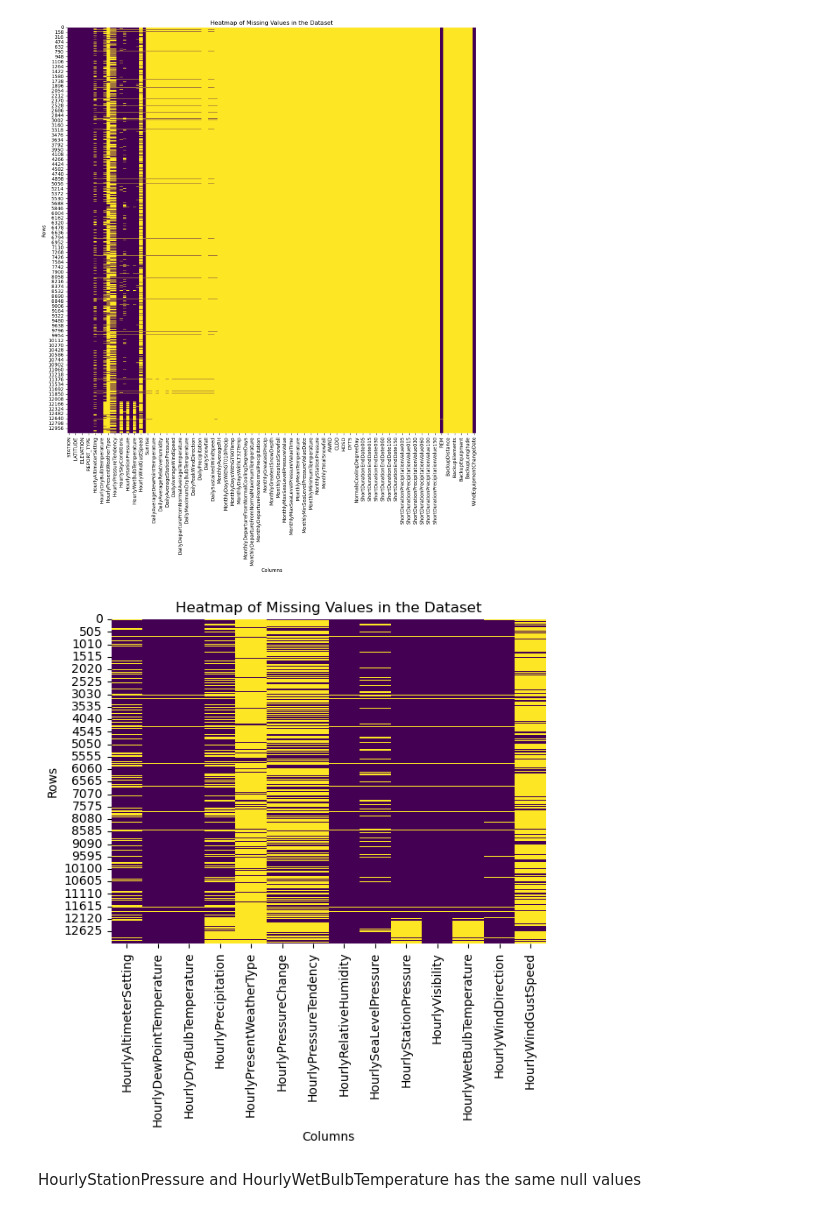
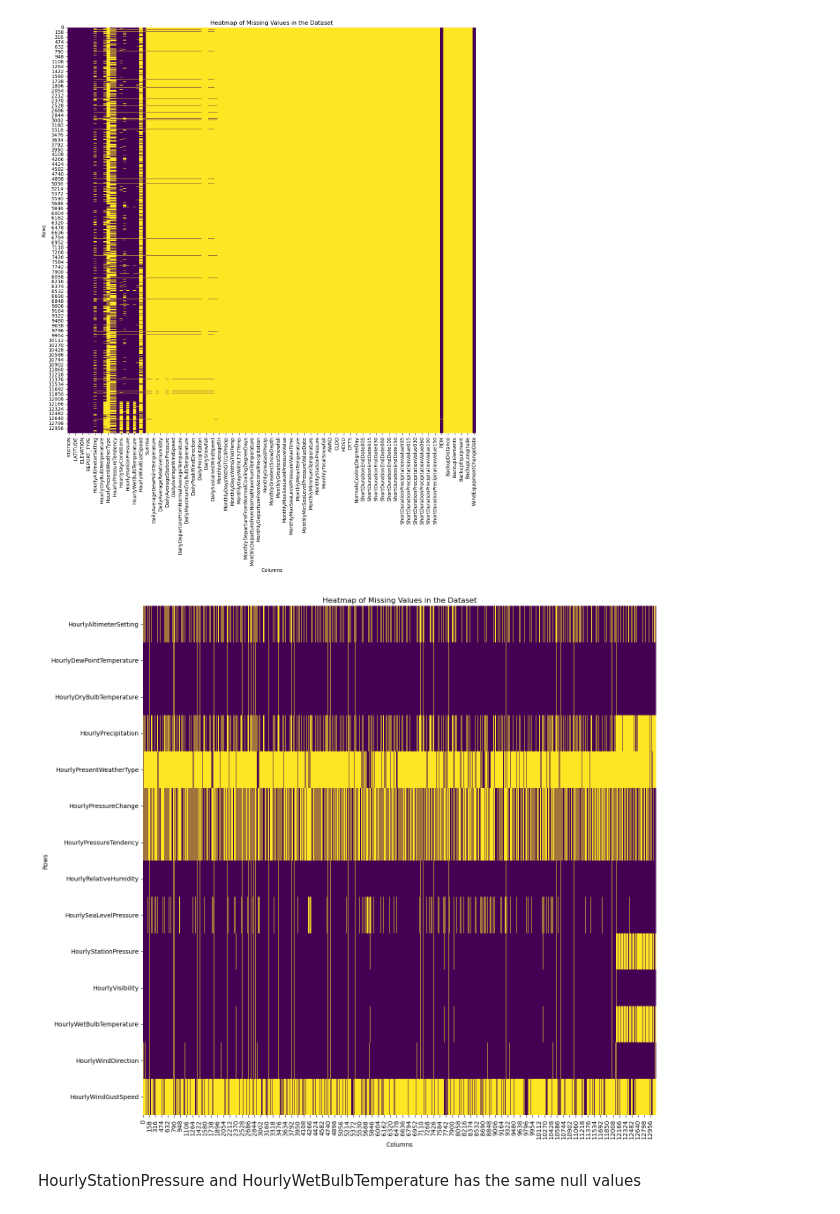
Before and after one commit to EdwardChanCH/Electricity-Demand-Forecaster, a Jupyter notebook: Columns Null Values Check.ipynb, the cells around one changed output. Saved outputs shown, nothing was run; the diff lists cells and outputs as text; code cells hidden in the pictures.

```diff
--- a/Columns Null Values Check.ipynb
+++ b/Columns Null Values Check.ipynb
@@ -63,13 +83,13 @@ plt.show()
 # %%
 cols = ['HourlyAltimeterSetting', 'HourlyDewPointTemperature', 'HourlyDryBulbTemperature', 'HourlyPrecipitation', 'HourlyPresentWeatherType', 'HourlyPressureChange', 'HourlyPressureTendency', 'HourlyRelativeHumidity', 'HourlySeaLevelPressure', 'HourlyStationPressure', 'HourlyVisibility', 'HourlyWetBulbTemperature', 'HourlyWindDirection', 'HourlyWindGustSpeed']
 
-sns.heatmap(df_weather[cols].isnull(), cbar=False, cmap='viridis')
+sns.heatmap(df_weather[cols].isnull().T, cbar=False, cmap='viridis')
 plt.title('Heatmap of Missing Values in the Dataset')
 plt.xlabel('Columns')
 plt.ylabel('Rows')
 
 plt.show()
 # %% [output]
-[figure, old version]
+[figure, new version]
 # %% [markdown]
 HourlyStationPressure and HourlyWetBulbTemperature has the same null values
```
Also changed, not shown: parts of 2 cells of this notebook.
